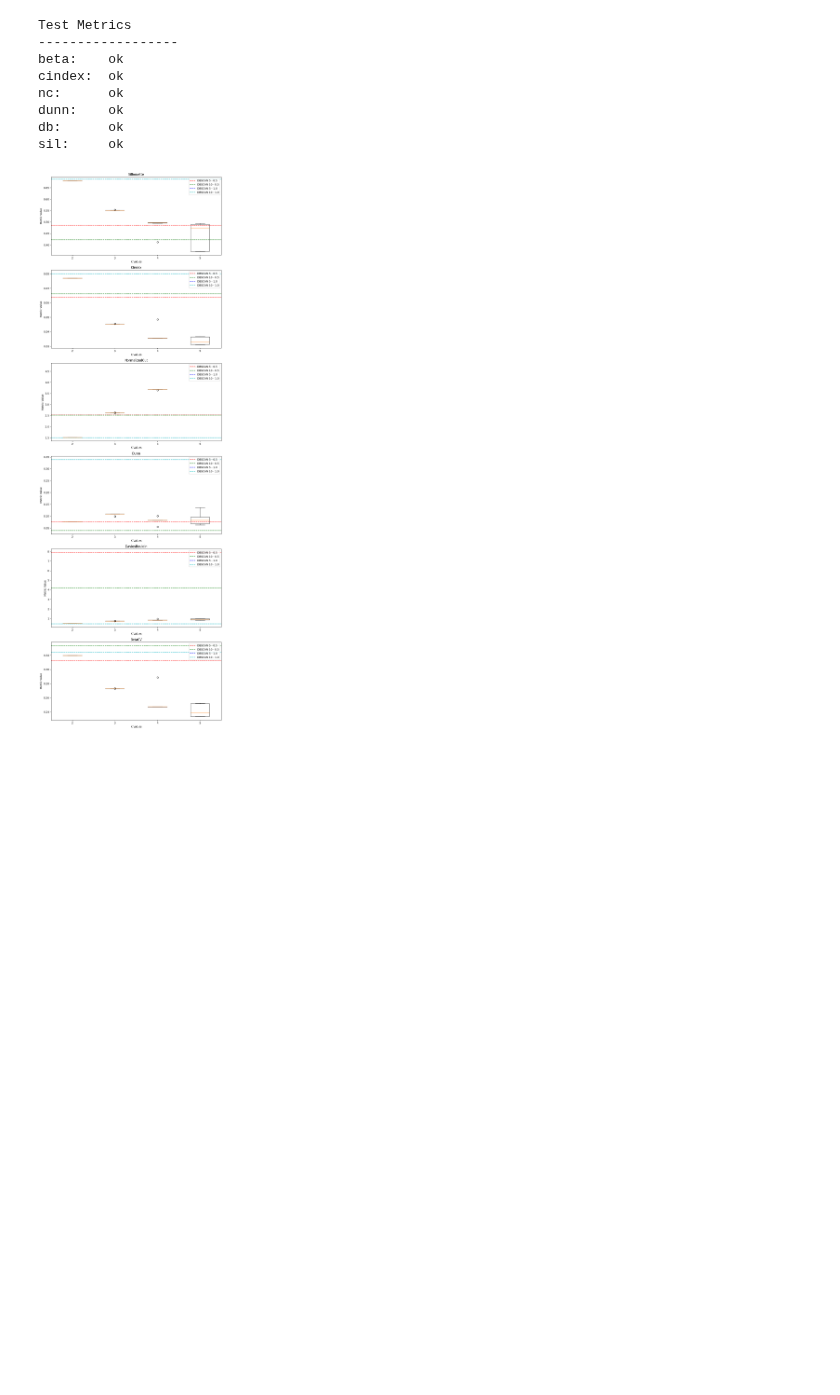
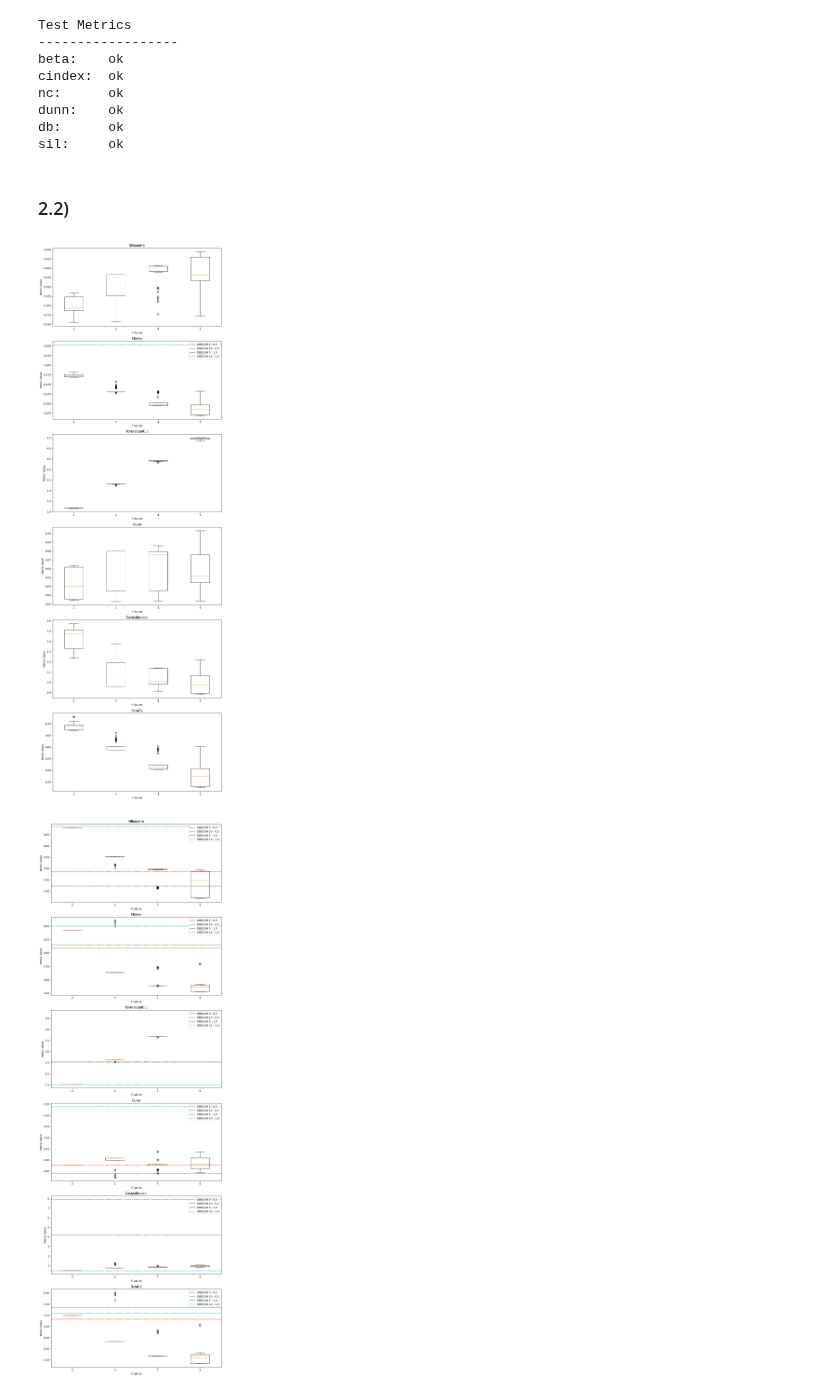
Before and after one commit to JuanDeutsch/DataSheets, a Jupyter notebook: Sheet5/Pruebas.ipynb, the cells around one changed output. Drawn from its saved outputs; the diff is of its cells as text; code cells hidden in the pictures; blank space fills up the shorter version.

Commit message:
Terminado 2.2 sin Delay Flights

```diff
--- a/Sheet5/Pruebas.ipynb
+++ b/Sheet5/Pruebas.ipynb
@@ -377,7 +389,7 @@ def DBSCAN(D, epsilon, minpts):
 import matplotlib.pyplot as plt
 import numpy as np
 
-def plotMetrics(D, l=10, kmeans_eps=0.01, dbscan_configs=[(5, 0.5), (10, 0.5), (5, 1.0), (10, 1.0)]):
+def plotMetrics(D, l=100, kmeans_eps=0.01, dbscan_configs=[(5, 0.5), (10, 0.5), (5, 1.0), (10, 1.0)]):
     k_values = [2, 3, 4, 5]
     metrics = ['Silhouette', 'CIndex', 'NormalizedCut', 'Dunn', 'DaviesBouldin', 'BetaCV']
     kmeans_metrics = {metric: {} for metric in metrics}
@@ -413,6 +425,7 @@ def plotMetrics(D, l=10, kmeans_eps=0.01, dbscan_configs=[(5, 0.5), (10, 0.5), (
         for minpts, eps in dbscan_configs:
 
             cluster = DBSCAN(D, eps, minpts)
+
             for metric in metrics:
                 metric_values = None
                 if metric == 'Silhouette':
@@ -446,26 +459,37 @@ def plotMetrics(D, l=10, kmeans_eps=0.01, dbscan_configs=[(5, 0.5), (10, 0.5), (
         boxplot_data = [cluster_values[k] for k in k_values]
         ax.boxplot(boxplot_data, labels=k_values)
 
-        # Agregar líneas horizontales para DBSCAN y almacenarlas en la lista
-        lines = []  # Lista para almacenar las líneas horizontales
+
+        lines = []
         for j, (minpts, eps) in enumerate(dbscan_configs):
-            line = ax.axhline(dbscan_metrics[metric][k_values[j]][j], color=colors[j], linestyle='--')
-            lines.append(line)
+            metric_value = dbscan_metrics[metric][k_values[j]][j]
+            if metric_value is not None and metric_value != 0:  # Verificar si el valor no es None o 0
+                line = ax.axhline(metric_value, color=colors[j], linestyle='--')
+                lines.append(line)
         ax.legend(lines, labels, loc='upper right')
 
     plt.tight_layout()
     plt.show()
-
-
-# Mall = pd.read_csv('./Mall_Customers.csv')
-# Mall = Mall.drop(columns=['CustomerID'])
-# Mall = Mall.drop(columns=['Gender'])
-# Mall = np.array(Mall)
-# plotMetrics(Mall)
-
-Iris = pd.read_csv('./iris.csv')
-Iris = Iris.drop(columns=['species'])
-Iris = np.array(Iris)
-plotMetrics(Iris)
-# %% [output]
-[figure, removed]
+# %% [markdown]
+### 2.2)
+# %%
+Mall = pd.read_csv('./Mall_Customers.csv')
+Mall = Mall.drop(columns=['CustomerID'])
+Mall = Mall.drop(columns=['Gender'])
+Mall = np.array(Mall)
+plotMetrics(Mall)
+
+Iris = pd.read_csv('./iris.csv')
+Iris = Iris.drop(columns=['species'])
+Iris = np.array(Iris)
+plotMetrics(Iris)
+
+#Se demoro mucho en correr, por lo que se comento para que no se ejecute
+# Flight = pd.read_csv('./delayedflights-small.csv')
+# Flight = Flight.drop(columns=['Year', 'Month', 'DayofMonth', 'DayOfWeek', 'DepTime', 'ArrTime', 'UniqueCarrier', 'FlightNum', 'TailNum', 'ActualElapsedTime', 'AirTime', 'ArrDelay', 'DepDelay', 'Origin', 'Dest', 'Distance', 'TaxiIn', 'TaxiOut', 'Cancelled', 'CancellationCode', 'Diverted', 'CarrierDelay', 'WeatherDelay', 'NASDelay', 'SecurityDelay', 'LateAircraftDelay'])
+# Flight = np.array(Flight)
+# print(Flight)
+# plotMetrics(Flight)
+# %% [output]
+[figure, added]
+[figure, added]
```
Also changed, not shown: parts of 2 cells of this notebook.
